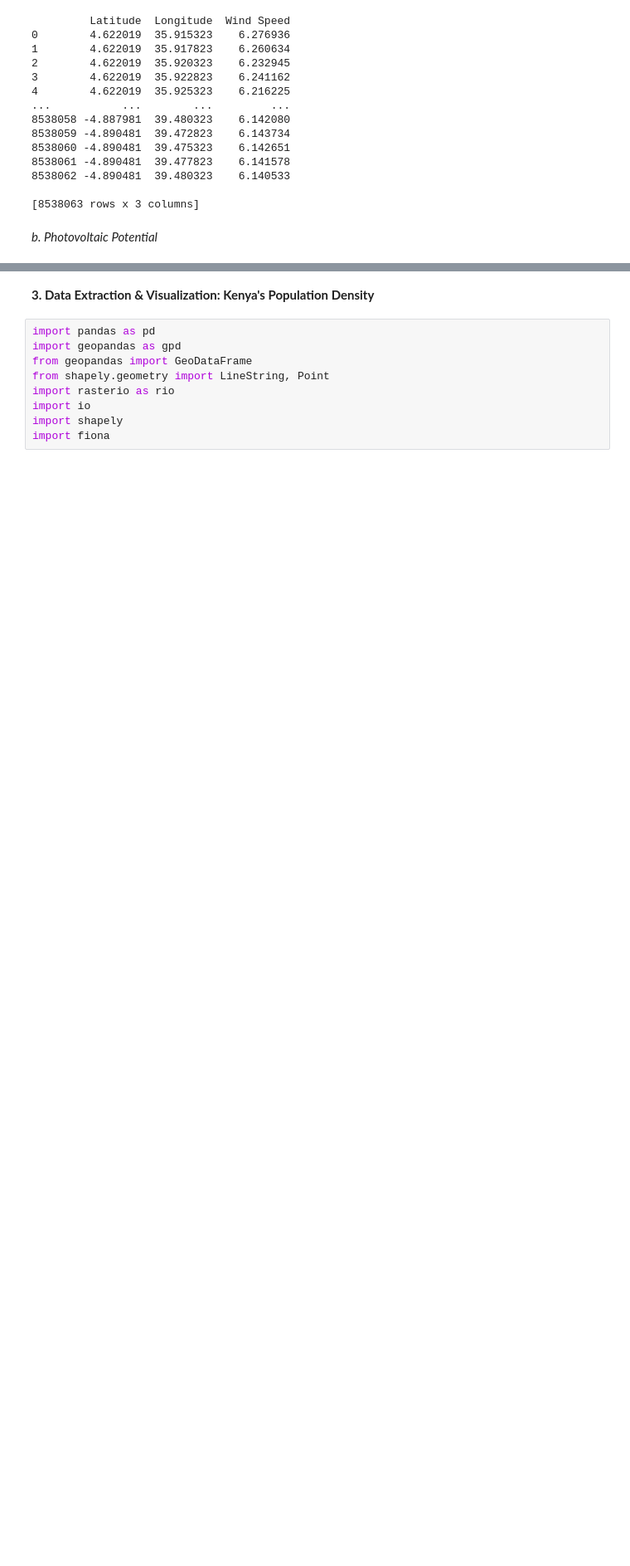
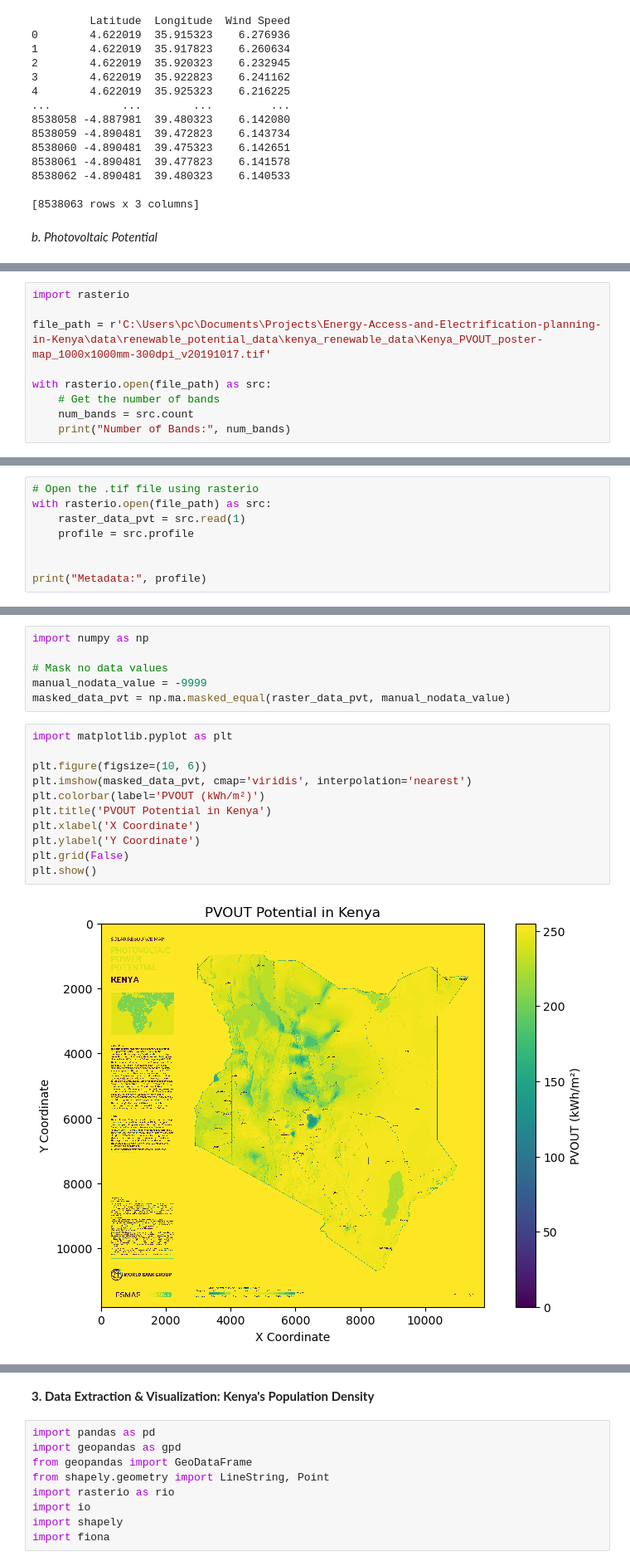
Before and after one commit to DavidGathimbaM/Energy-Access-and-Electrification-planning-in-Kenya, a Jupyter notebook: index_final.ipynb, the cells around one changed output, grey strips where cells are left out. Shown at 83% size. Saved outputs shown, nothing was run; the diff lists cells and outputs as text; blank space fills up the shorter version.

Commit message:
complete data extraction and visualization

```diff
--- a/index_final.ipynb
+++ b/index_final.ipynb
@@ -249,0 +248,9 @@ print(wind_speed_df)
+# %%
+import rasterio
+
+file_path = r'C:\Users\pc\Documents\Projects\Energy-Access-and-Electrification-planning-in-Kenya\data\renewable_potential_data\kenya_renewable_data\Kenya_PVOUT_poster-map_1000x1000mm-300dpi_v20191017.tif'
+
+with rasterio.open(file_path) as src:
+    # Get the number of bands
+    num_bands = src.count
+    print("Number of Bands:", num_bands)
@@ -249,0 +259,8 @@ print(wind_speed_df)
+# %%
+# Open the .tif file using rasterio
+with rasterio.open(file_path) as src:
+    raster_data_pvt = src.read(1)
+    profile = src.profile
+
+
+print("Metadata:", profile)
@@ -249,0 +270,19 @@ print(wind_speed_df)
+# %%
+import numpy as np
+
+# Mask no data values
+manual_nodata_value = -9999
+masked_data_pvt = np.ma.masked_equal(raster_data_pvt, manual_nodata_value)
+# %%
+import matplotlib.pyplot as plt
+
+plt.figure(figsize=(10, 6))
+plt.imshow(masked_data_pvt, cmap='viridis', interpolation='nearest')
+plt.colorbar(label='PVOUT (kWh/m²)')
+plt.title('PVOUT Potential in Kenya')
+plt.xlabel('X Coordinate')
+plt.ylabel('Y Coordinate')
+plt.grid(False)
+plt.show()
+# %% [output]
+[figure, added]
```
Also changed, not shown: parts of 6 cells of this notebook.
